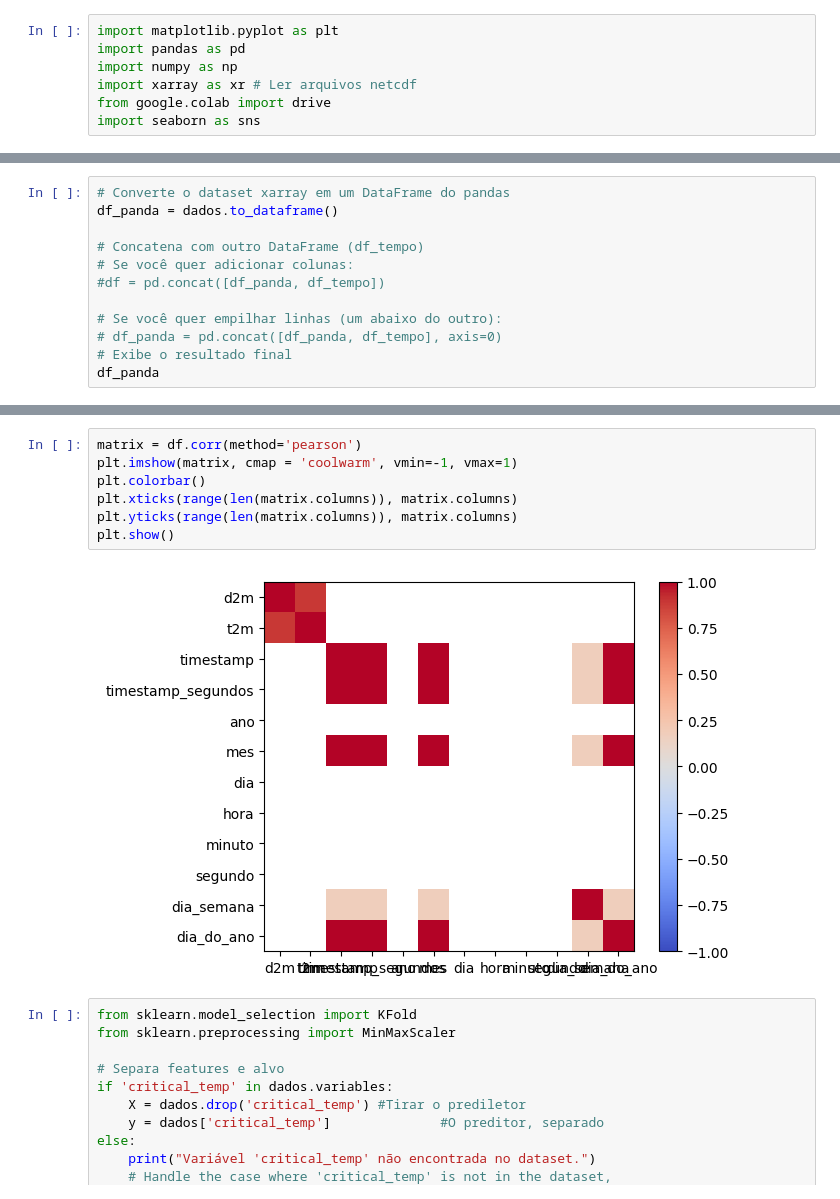
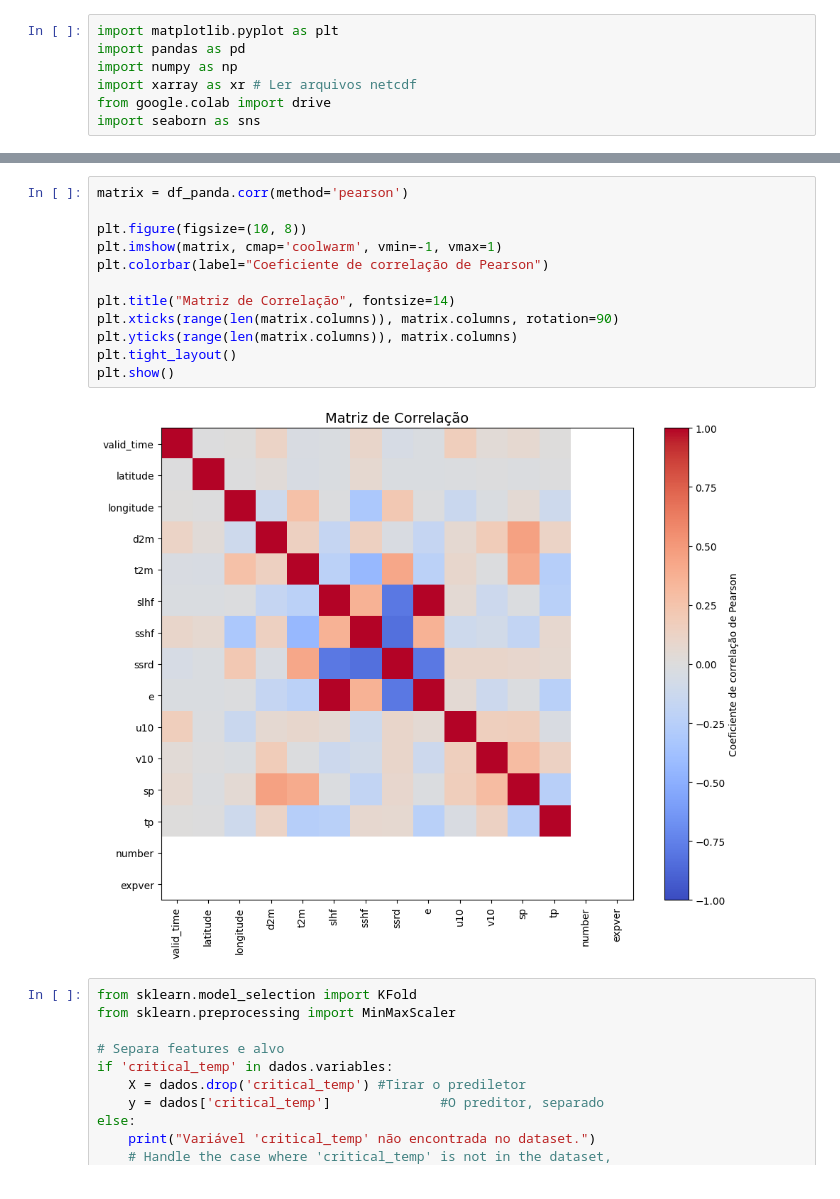
Before and after one commit to Alilson2/Projeto_IA, a Jupyter notebook: Projeto_IA.ipynb, the cells around one changed output, grey strips where cells are left out. Saved outputs shown, nothing was run; the diff lists cells and outputs as text.

```diff
--- a/Projeto_IA.ipynb
+++ b/Projeto_IA.ipynb
@@ -149,12 +177,0 @@ print(df_tempo)
-# %%
-# Converte o dataset xarray em um DataFrame do pandas
-df_panda = dados.to_dataframe()
-
-# Concatena com outro DataFrame (df_tempo)
-# Se você quer adicionar colunas:
-#df = pd.concat([df_panda, df_tempo])
-
-# Se você quer empilhar linhas (um abaixo do outro):
-# df_panda = pd.concat([df_panda, df_tempo], axis=0)
-# Exibe o resultado final
-df_panda
@@ -183,12 +189,17 @@ KeyboardInterrupt:
 # %%
-matrix = df.corr(method='pearson')
-plt.imshow(matrix, cmap = 'coolwarm', vmin=-1, vmax=1)
-plt.colorbar()
-plt.xticks(range(len(matrix.columns)), matrix.columns)
+matrix = df_panda.corr(method='pearson')
+
+plt.figure(figsize=(10, 8))
+plt.imshow(matrix, cmap='coolwarm', vmin=-1, vmax=1)
+plt.colorbar(label="Coeficiente de correlação de Pearson")
+
+plt.title("Matriz de Correlação", fontsize=14)
+plt.xticks(range(len(matrix.columns)), matrix.columns, rotation=90)
 plt.yticks(range(len(matrix.columns)), matrix.columns)
+plt.tight_layout()
 plt.show()
 # %% [output]
-[figure, old version]
+[figure, new version]
 # %%
 from sklearn.model_selection import KFold
 from sklearn.preprocessing import MinMaxScaler
```
Also changed, not shown: parts of 9 cells of this notebook.
